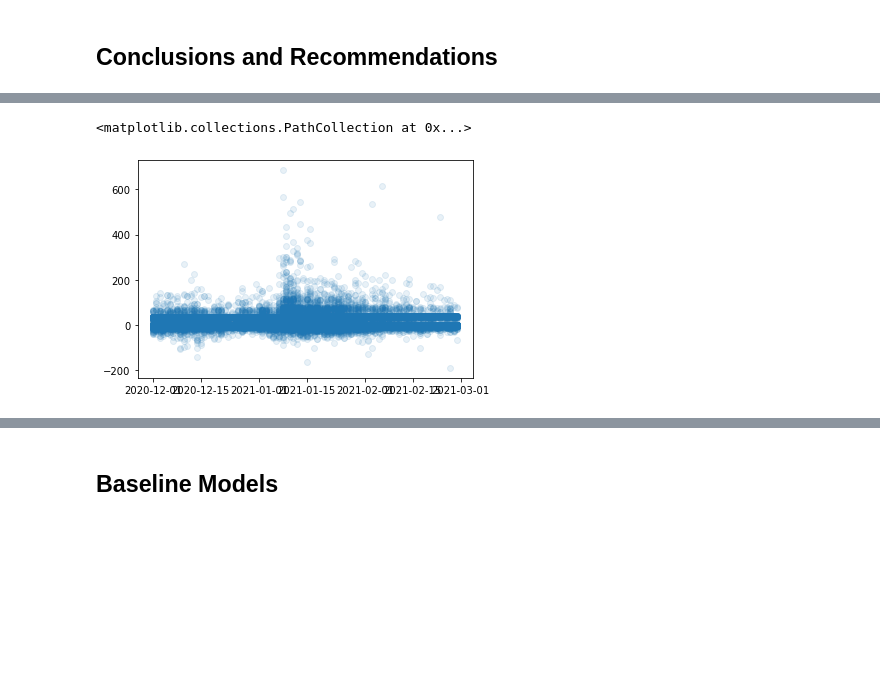
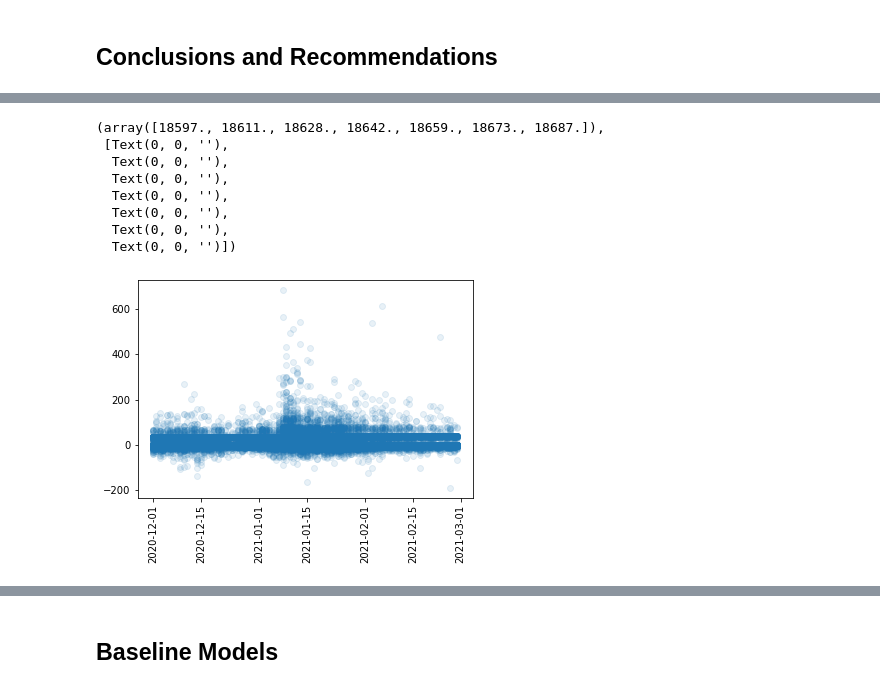
Before and after one commit to carlosjgarza89/ld_tech, a Jupyter notebook: master_notebook.ipynb, the cells around one changed output, grey strips where cells are left out. Drawn from its saved outputs; the diff is of its cells as text; code cells hidden in the pictures; blank space fills up the shorter version.

```diff
--- a/master_notebook.ipynb
+++ b/master_notebook.ipynb
@@ -346,5 +353,13 @@ The script can be found in the folder labeled deployment.
 # %%
 plt.scatter(df['Date'], df['net_revenue'], alpha=0.1)
+plt.xticks(rotation=90)
 # %% [output]
-<matplotlib.collections.PathCollection at 0x...>
+(array([18597., 18611., 18628., 18642., 18659., 18673., 18687.]),
+ [Text(0, 0, ''),
+  Text(0, 0, ''),
+  Text(0, 0, ''),
+  Text(0, 0, ''),
+  Text(0, 0, ''),
+  Text(0, 0, ''),
+  Text(0, 0, '')])
-[figure, old version]
+[figure, new version]
```
Also changed, not shown: parts of 5 cells of this notebook, 3 other files.
